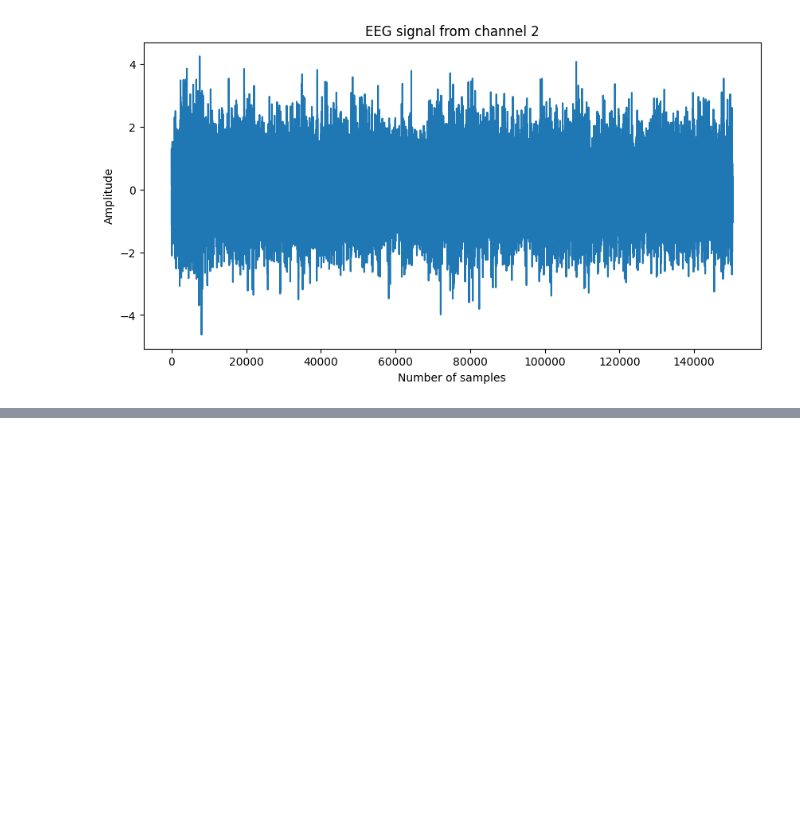
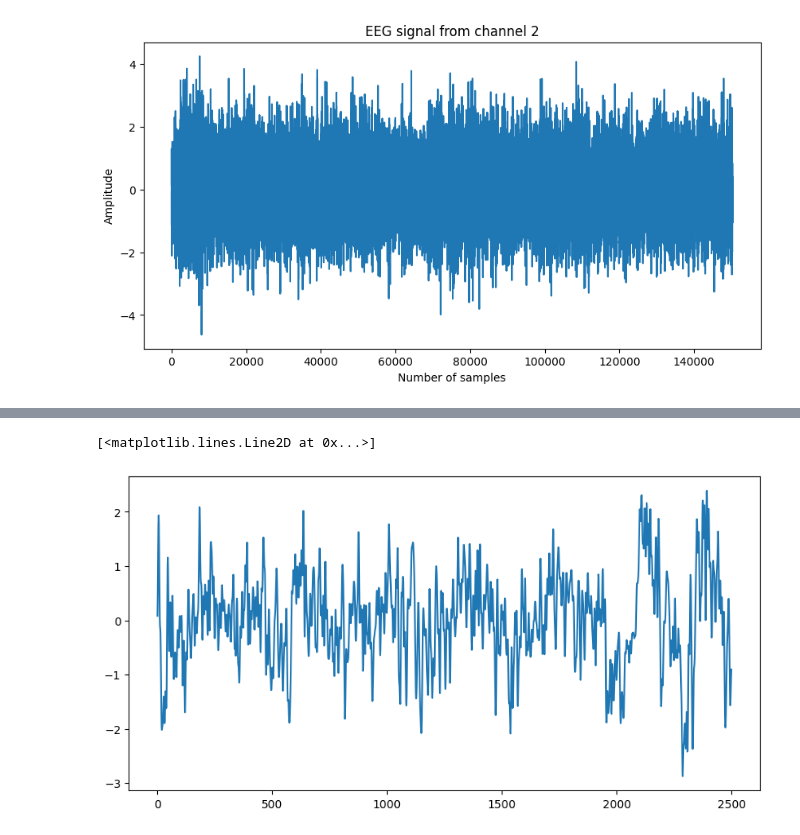
Before and after one commit to ShahabSN/Computational-Neuroscience-, a Jupyter notebook: CNSci_2.ipynb, the cells around one changed output, grey strips where cells are left out. Drawn from its saved outputs; the diff is of its cells as text; code cells hidden in the pictures; blank space fills up the shorter version.

```diff
--- a/CNSci_2.ipynb
+++ b/CNSci_2.ipynb
@@ -93,0 +112,12 @@ Text(0, 0.5, 'Amplitude')
+# %%
+start_time = 0
+stop_time = 5
+start_sample = int(start_time * frequency)
+stop_sample = int(stop_time * frequency)
+# %%
+len(EEG[0][0:2500])
+plt.figure(figsize = (10, 5))
+plt.plot(EEG[0][start_sample:stop_sample])
+# %% [output]
+[<matplotlib.lines.Line2D at 0x...>]
+[figure, added]
```
Also changed, not shown: parts of 1 cell of this notebook.
